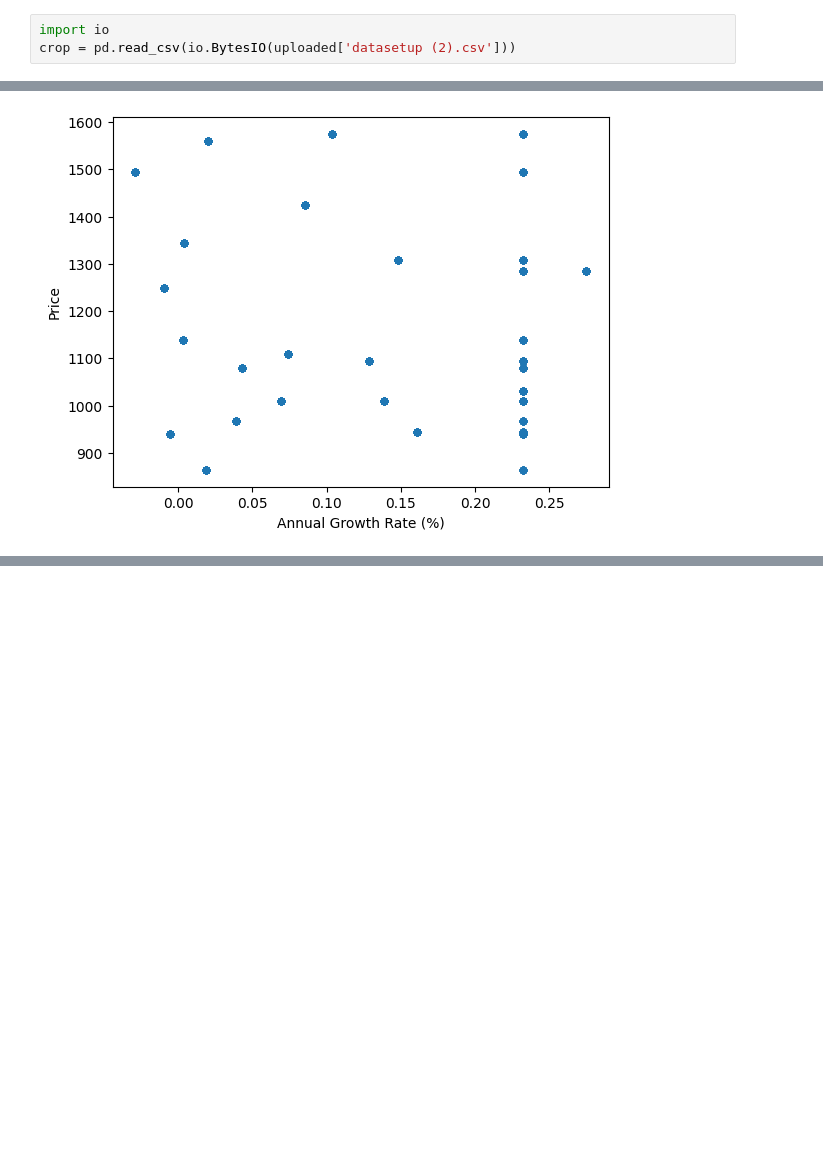
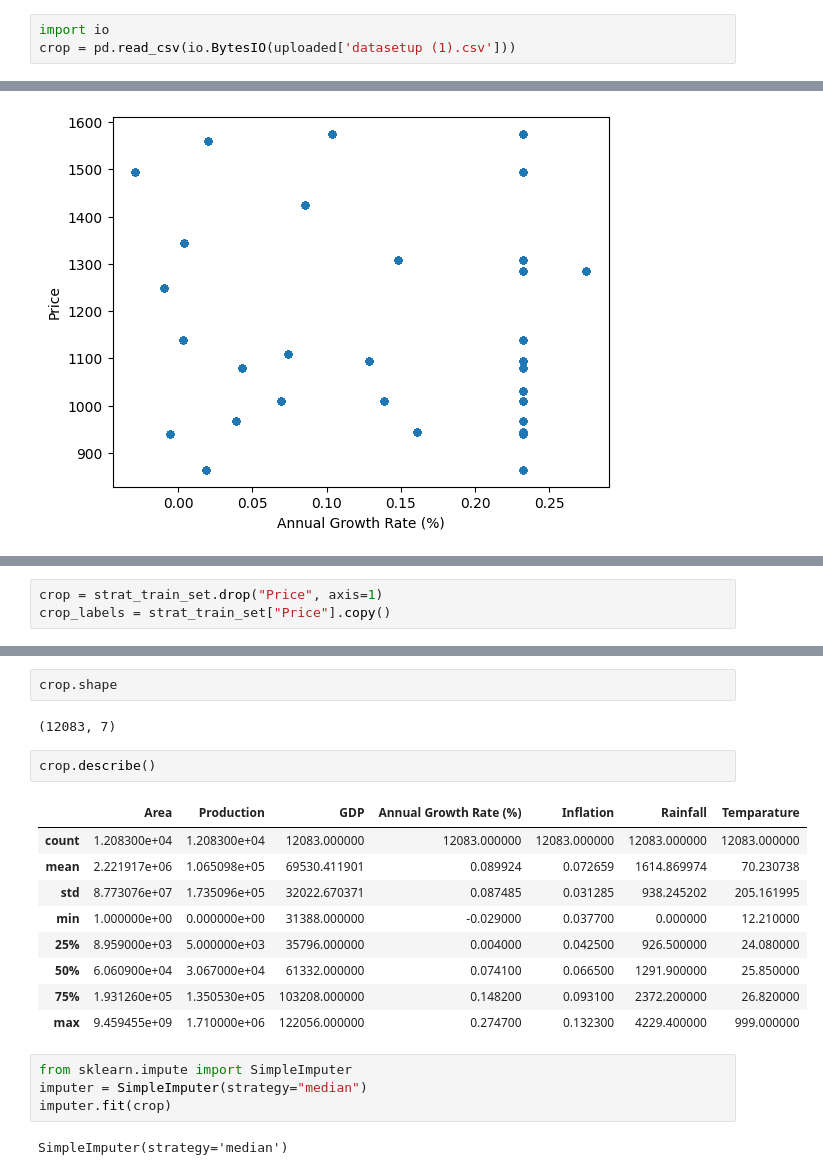
Before and after one commit to AbhiramChandra111/CROP-PRICE-PREDICTION, a Jupyter notebook: MINI_PROJECT.ipynb, the cells around one changed output, grey strips where cells are left out. Drawn from its saved outputs; the diff is of its cells as text; blank space fills up the shorter version.

```diff
--- a/MINI_PROJECT.ipynb
+++ b/MINI_PROJECT.ipynb
@@ -12,6 +12,6 @@ Saving datasetup.csv to datasetup (2).csv
 # %%
 import io
-crop = pd.read_csv(io.BytesIO(uploaded['datasetup (2).csv']))
+crop = pd.read_csv(io.BytesIO(uploaded['datasetup (1).csv']))
 # %%
 crop.head()
 # %% [output]
@@ -212,0 +224,3 @@ crop.plot(kind="scatter", x="Annual Growth Rate (%)", y="Price", alpha=0.8)
+# %%
+crop = strat_train_set.drop("Price", axis=1)
+crop_labels = strat_train_set["Price"].copy()
@@ -212,0 +246,22 @@ crop.plot(kind="scatter", x="Annual Growth Rate (%)", y="Price", alpha=0.8)
+# %%
+crop.shape
+# %% [output]
+(12083, 7)
+# %%
+crop.describe()
+# %% [output]
+|  | Area | Production | GDP | Annual Growth Rate (%) | Inflation | Rainfall | Temparature |
+| count | 1.208300e+04 | 1.208300e+04 | 12083.000000 | 12083.000000 | 12083.000000 | 12083.000000 | 12083.000000 |
+| mean | 2.221917e+06 | 1.065098e+05 | 69530.411901 | 0.089924 | 0.072659 | 1614.869974 | 70.230738 |
+| std | 8.773076e+07 | 1.735096e+05 | 32022.670371 | 0.087485 | 0.031285 | 938.245202 | 205.161995 |
+| min | 1.000000e+00 | 0.000000e+00 | 31388.000000 | -0.029000 | 0.037700 | 0.000000 | 12.210000 |
+| 25% | 8.959000e+03 | 5.000000e+03 | 35796.000000 | 0.004000 | 0.042500 | 926.500000 | 24.080000 |
+| 50% | 6.060900e+04 | 3.067000e+04 | 61332.000000 | 0.074100 | 0.066500 | 1291.900000 | 25.850000 |
+| 75% | 1.931260e+05 | 1.350530e+05 | 103208.000000 | 0.148200 | 0.093100 | 2372.200000 | 26.820000 |
+| max | 9.459455e+09 | 1.710000e+06 | 122056.000000 | 0.274700 | 0.132300 | 4229.400000 | 999.000000 |
+# %%
+from sklearn.impute import SimpleImputer
+imputer = SimpleImputer(strategy="median")
+imputer.fit(crop)
+# %% [output]
+SimpleImputer(strategy='median')
```
Also changed, not shown: parts of 5 cells of this notebook.
